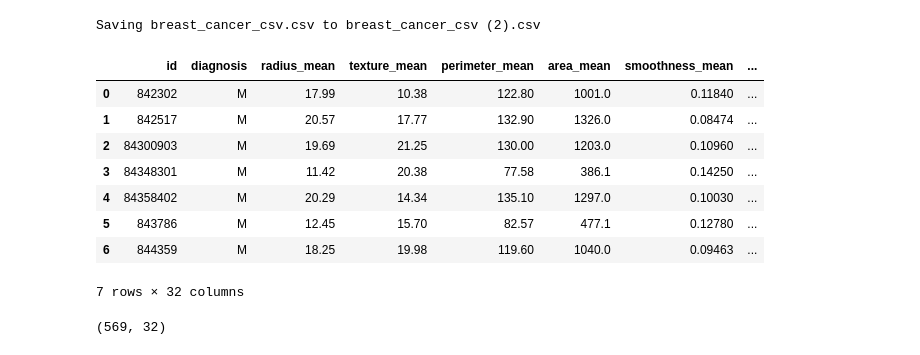
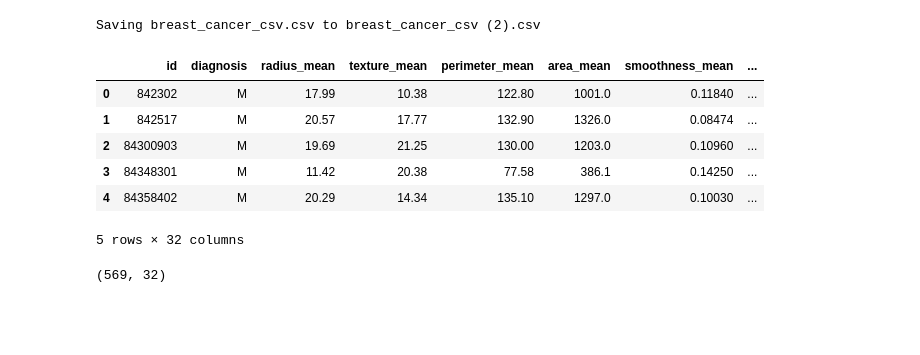
Before and after one commit to Shamiso-Tirivanhu/Breast-Cancer-Detection-Using-Python-Machine-learning-, a Jupyter notebook: Breast_Cancer_Detection_Using_Python_&_Machine_Learning.ipynb, the cells around one changed output. Drawn from its saved outputs; the diff is of its cells as text; code cells hidden in the pictures; blank space fills up the shorter version.

```diff
--- a/Breast_Cancer_Detection_Using_Python_&_Machine_Learning.ipynb
+++ b/Breast_Cancer_Detection_Using_Python_&_Machine_Learning.ipynb
@@ -9,21 +12,19 @@ from sklearn  import metrics
 # %%
 #Load the data
 from google.colab import files
 upload = files.upload()
 df = pd.read_csv("breast_cancer_csv.csv")
-df.head(7)
+df.head(5)
 # %% [output]
 [interactive output not drawn]
 Saving breast_cancer_csv.csv to breast_cancer_csv (2).csv
 |  | id | diagnosis | radius_mean | texture_mean | perimeter_mean | area_mean | smoothness_mean | ... |
 | 0 | 842302 | M | 17.99 | 10.38 | 122.80 | 1001.0 | 0.11840 | ... |
 | 1 | 842517 | M | 20.57 | 17.77 | 132.90 | 1326.0 | 0.08474 | ... |
 | 2 | 84300903 | M | 19.69 | 21.25 | 130.00 | 1203.0 | 0.10960 | ... |
 | 3 | 84348301 | M | 11.42 | 20.38 | 77.58 | 386.1 | 0.14250 | ... |
 | 4 | 84358402 | M | 20.29 | 14.34 | 135.10 | 1297.0 | 0.10030 | ... |
-| 5 | 843786 | M | 12.45 | 15.70 | 82.57 | 477.1 | 0.12780 | ... |
-| 6 | 844359 | M | 18.25 | 19.98 | 119.60 | 1040.0 | 0.09463 | ... |
-7 rows × 32 columns
+5 rows × 32 columns
 # %%
 #Count the number of rows and columns in the dataset
 df.shape
```
Also changed, not shown: parts of 38 cells of this notebook.
